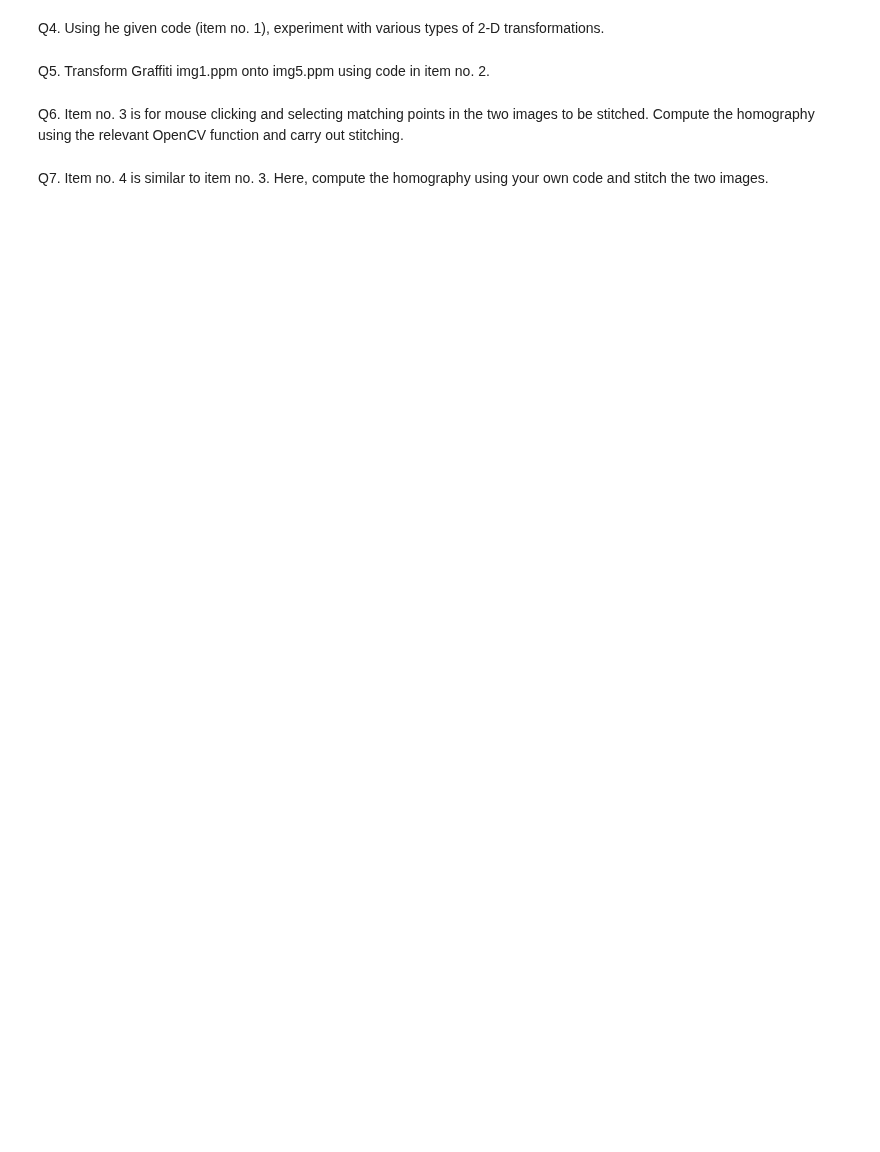
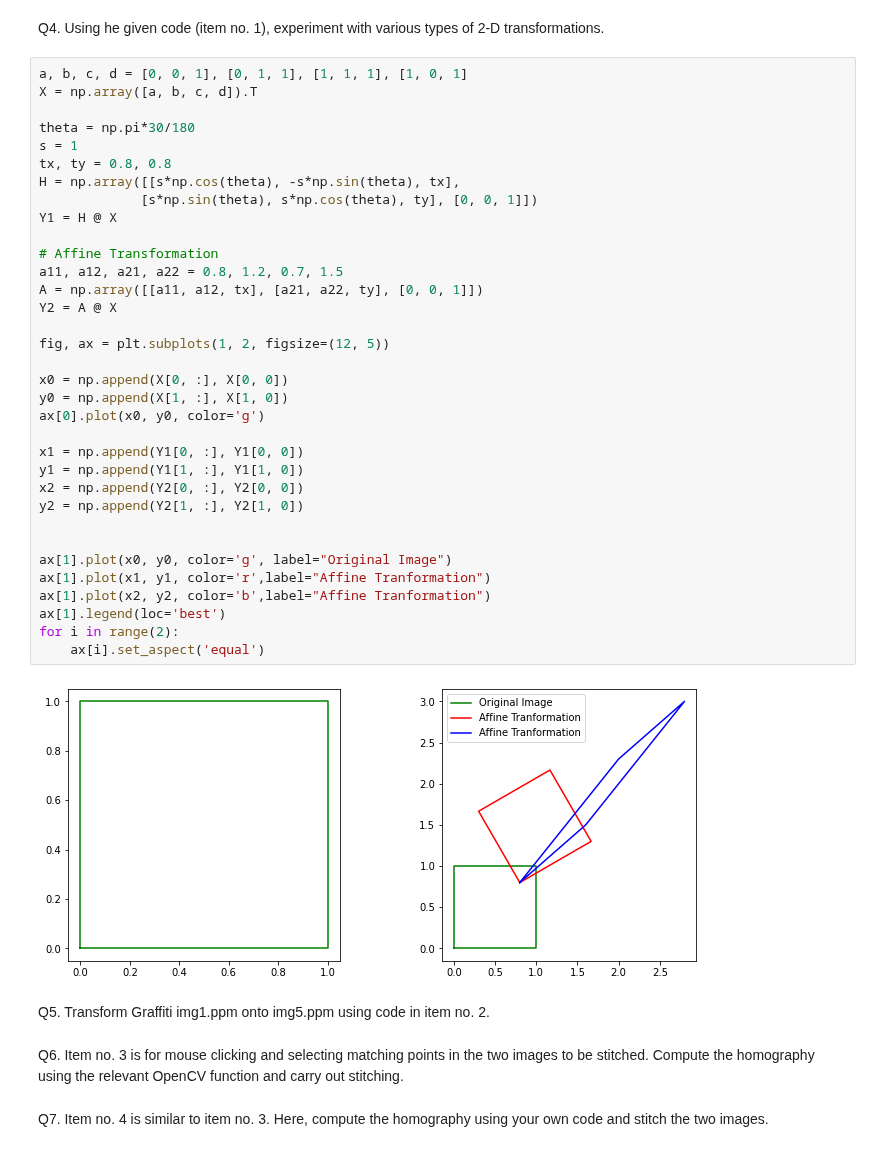
Before and after one commit to sanjith1999/EN2550-Assignments, a Jupyter notebook: Exercises/e6.ipynb, the cells around one changed output. Saved outputs shown, nothing was run; the diff lists cells and outputs as text; blank space fills up the shorter version.

```diff
--- a/Exercises/e6.ipynb
+++ b/Exercises/e6.ipynb
@@ -13,5 +110,41 @@ Q3. Use generalized Hough transform to match the template with the image.
 # %% [markdown]
 Q4. Using he given code (item no. 1), experiment with various types of 2-D transformations.
+# %%
+a, b, c, d = [0, 0, 1], [0, 1, 1], [1, 1, 1], [1, 0, 1]
+X = np.array([a, b, c, d]).T
+
+theta = np.pi*30/180
+s = 1
+tx, ty = 0.8, 0.8
+H = np.array([[s*np.cos(theta), -s*np.sin(theta), tx],
+             [s*np.sin(theta), s*np.cos(theta), ty], [0, 0, 1]])
+Y1 = H @ X
+
+# Affine Transformation
+a11, a12, a21, a22 = 0.8, 1.2, 0.7, 1.5
+A = np.array([[a11, a12, tx], [a21, a22, ty], [0, 0, 1]])
+Y2 = A @ X
+
+fig, ax = plt.subplots(1, 2, figsize=(12, 5))
+
+x0 = np.append(X[0, :], X[0, 0])
+y0 = np.append(X[1, :], X[1, 0])
+ax[0].plot(x0, y0, color='g')
+
+x1 = np.append(Y1[0, :], Y1[0, 0])
+y1 = np.append(Y1[1, :], Y1[1, 0])
+x2 = np.append(Y2[0, :], Y2[0, 0])
+y2 = np.append(Y2[1, :], Y2[1, 0])
+
+
+ax[1].plot(x0, y0, color='g', label="Original Image")
+ax[1].plot(x1, y1, color='r',label="Affine Tranformation")
+ax[1].plot(x2, y2, color='b',label="Affine Tranformation")
+ax[1].legend(loc='best')
+for i in range(2):
+    ax[i].set_aspect('equal')
+# %% [output]
+[figure, added]
 # %% [markdown]
 Q5. Transform Graffiti img1.ppm onto img5.ppm using code in item no. 2.
 # %% [markdown]
```
Also changed, not shown: parts of 5 cells of this notebook, 18 other files.
